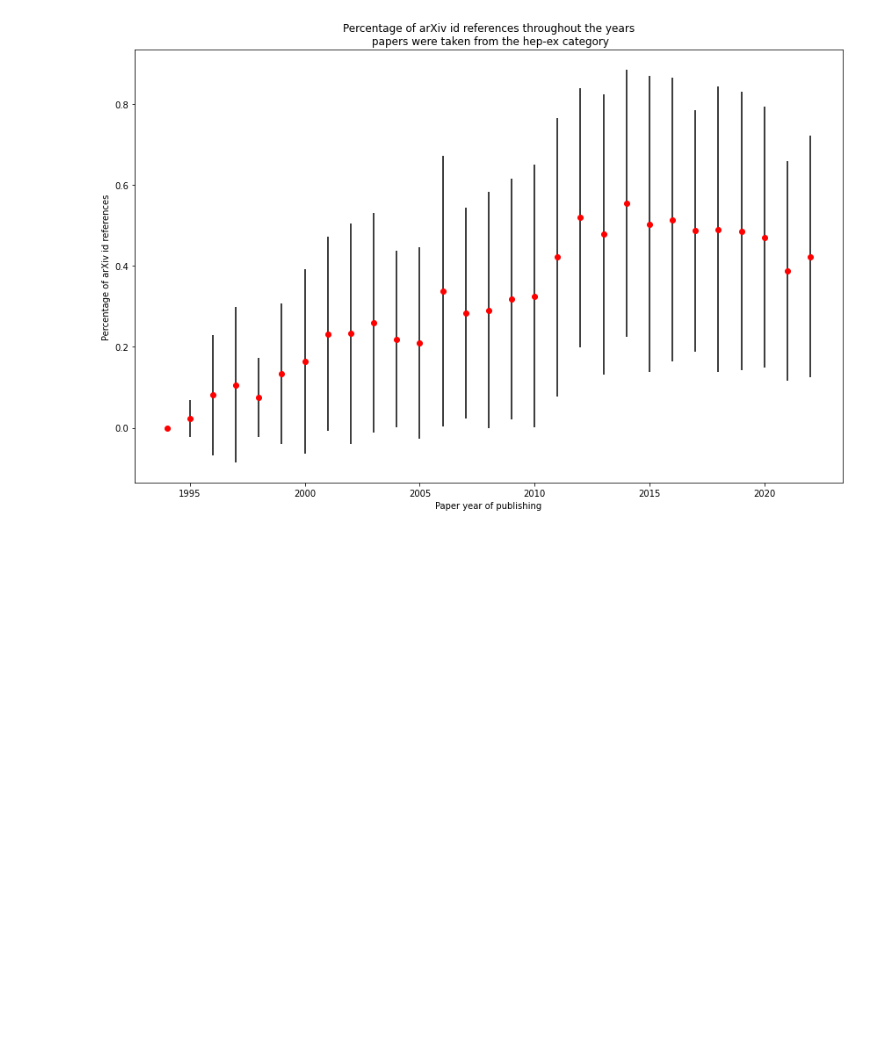
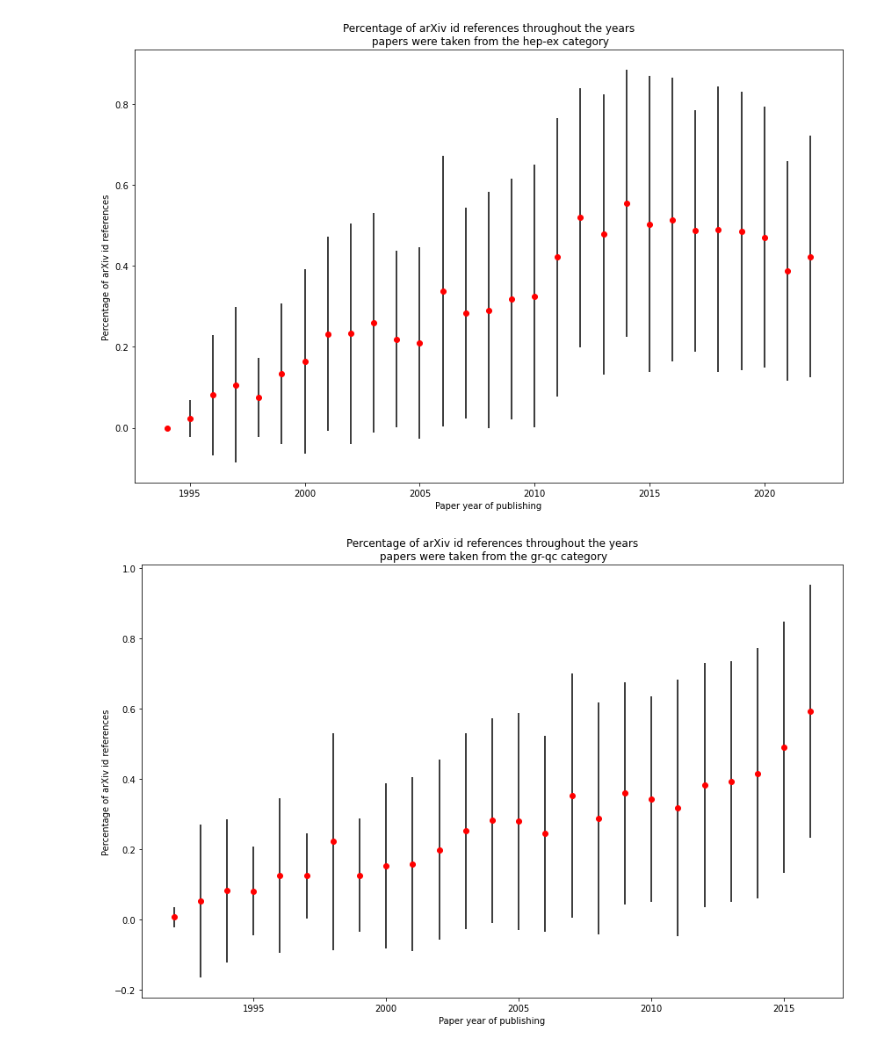
Before and after one commit to MatejVe/arxiv_citation_graph, a Jupyter notebook: arxiv_ids_analysis.ipynb, the cells around one changed output. Saved outputs shown, nothing was run; the diff lists cells and outputs as text; code cells hidden in the pictures; blank space fills up the shorter version.

Commit message:
Analyze the grqc category

```diff
--- a/arxiv_ids_analysis.ipynb
+++ b/arxiv_ids_analysis.ipynb
@@ -22,3 +22,25 @@ plt.tight_layout()
 plt.show()
 # %% [output]
 [figure]
+# %%
+years = []
+percs = []
+errs = []
+
+with open('arxiv_id_percentage_grqc', 'r') as datafile:
+    data = datafile.readlines()
+    for line in data:
+        line = line.strip().split(' ')
+        years.append(int(line[0]))
+        percs.append(float(line[1]))
+        errs.append(float(line[2]))
+
+fig, ax = plt.subplots(1, 1, figsize=(12, 8))
+ax.errorbar(x=years, y=percs, yerr=errs, ecolor='black', fmt='ro')
+ax.set_ylabel('Percentage of arXiv id references')
+ax.set_xlabel('Paper year of publishing')
+ax.set_title('Percentage of arXiv id references throughout the years\n papers were taken from the gr-qc category')
+plt.tight_layout()
+plt.show()
+# %% [output]
+[figure, added]
```
Also changed, not shown: 3 other files.
